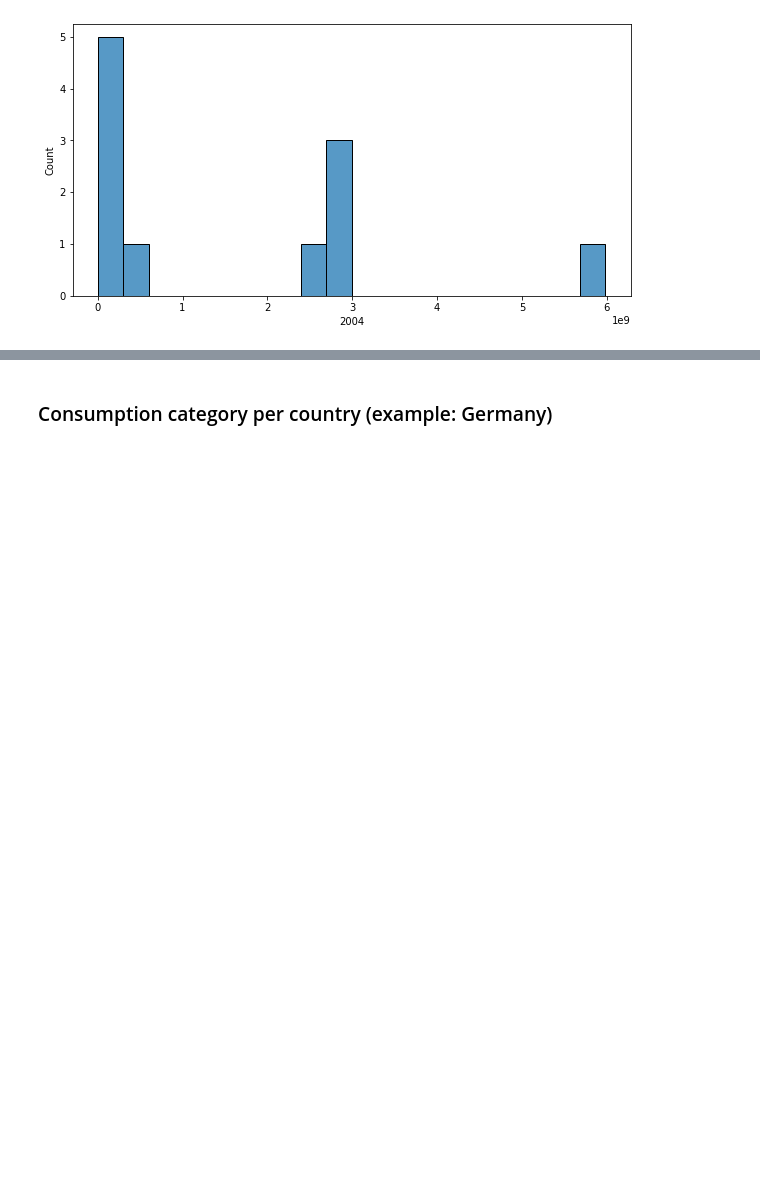
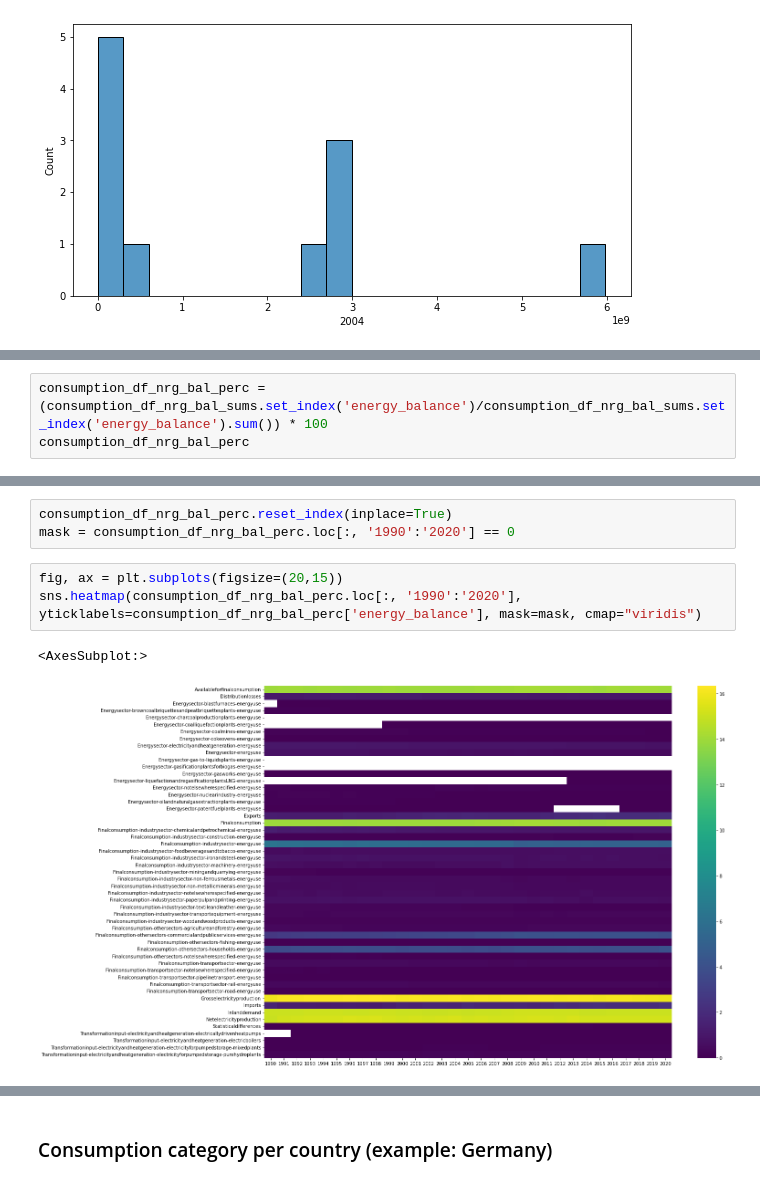
Before and after one commit to SinanSeyhan/green-electricity-project, a Jupyter notebook: notebooks/armin_data_analysis_consumption.ipynb, the cells around one changed output, grey strips where cells are left out. Cells and saved outputs as stored; diff of their text form; blank space fills up the shorter version.

```diff
--- a/notebooks/armin_data_analysis_consumption.ipynb
+++ b/notebooks/armin_data_analysis_consumption.ipynb
@@ -508,0 +550,3 @@ sns.histplot(consumption_df_nrg_bal_clusters_sums.set_index('nrg_bal_cluster')['
+# %%
+consumption_df_nrg_bal_perc = (consumption_df_nrg_bal_sums.set_index('energy_balance')/consumption_df_nrg_bal_sums.set_index('energy_balance').sum()) * 100
+consumption_df_nrg_bal_perc
@@ -508,0 +573,9 @@ sns.histplot(consumption_df_nrg_bal_clusters_sums.set_index('nrg_bal_cluster')['
+# %%
+consumption_df_nrg_bal_perc.reset_index(inplace=True)
+mask = consumption_df_nrg_bal_perc.loc[:, '1990':'2020'] == 0
+# %%
+fig, ax = plt.subplots(figsize=(20,15))
+sns.heatmap(consumption_df_nrg_bal_perc.loc[:, '1990':'2020'], yticklabels=consumption_df_nrg_bal_perc['energy_balance'], mask=mask, cmap="viridis")
+# %% [output]
+<AxesSubplot:>
+[figure, added]
```
Also changed, not shown: parts of 22 cells of this notebook.
